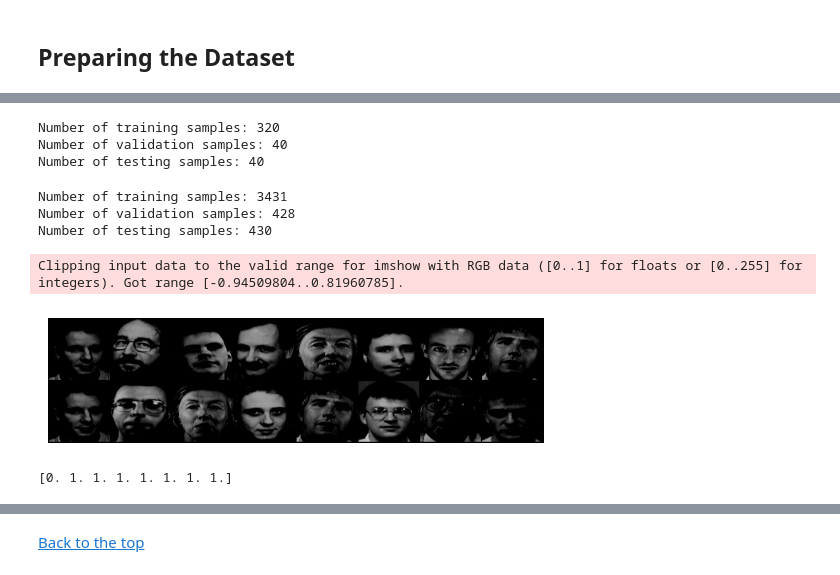
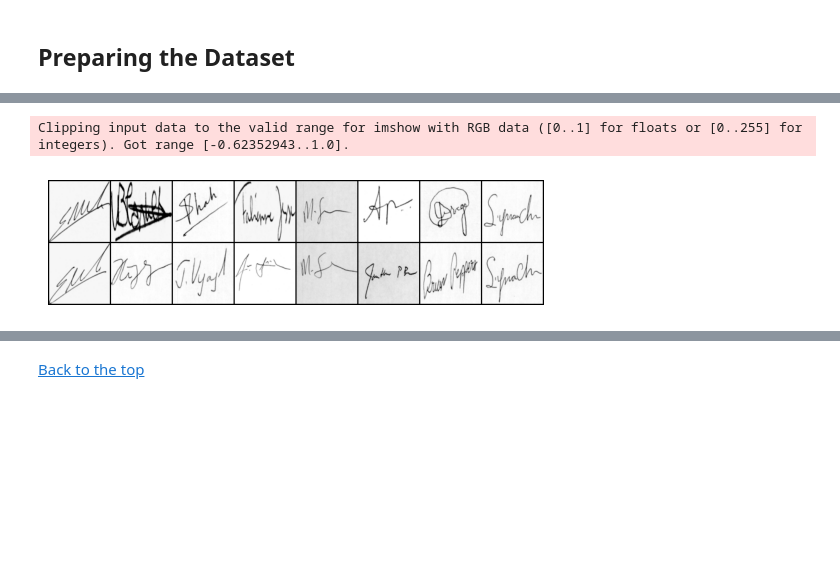
Before and after one commit to Schmiddi3110/DeepVisionProject, a Jupyter notebook: DeepVisionProject.ipynb, the cells around one changed output, grey strips where cells are left out. Saved outputs shown, nothing was run; the diff lists cells and outputs as text; code cells hidden in the pictures; blank space fills up the shorter version.

```diff
--- a/DeepVisionProject.ipynb
+++ b/DeepVisionProject.ipynb
@@ -137,0 +156,17 @@ Number of testing samples: 8525
+# %%
+# Define the transformations for train, validation, and test
+train_transform = transforms.Compose([
+    transforms.Resize((100, 100)),
+    transforms.RandomHorizontalFlip(),
+    transforms.RandomRotation(10),
+    transforms.RandomResizedCrop(100, scale=(0.8, 1.0)),
+    transforms.ColorJitter(brightness=0.2, contrast=0.2, saturation=0.2, hue=0.1),
+    transforms.ToTensor(),
+    transforms.Normalize(mean=[0.5], std=[0.5])
+])
+
+valid_test_transform = transforms.Compose([
+    transforms.Resize((100, 100)),
+    transforms.ToTensor(),
+    transforms.Normalize(mean=[0.5], std=[0.5])
+])
@@ -199,63 +235,13 @@ class SiameseDataset(Dataset):
-# %%
-# Define Dataset Folder
-face_folder_dataset = datasets.ImageFolder(root="./data/faces/")
-
-# Split the dataset into train, validation, and test sets
-train_size = int(0.8 * len(face_folder_dataset))
-valid_size = int(0.1 * len(face_folder_dataset))
-test_size = len(face_folder_dataset) - train_size - valid_size
-face_train_dataset, face_valid_dataset, face_test_dataset = torch.utils.data.random_split(face_folder_dataset, [train_size, valid_size, test_size])
-
-# Apply the transformations
-face_train_dataset = SiameseDataset(subset=face_train_dataset, transform=train_transform)
-face_valid_dataset = SiameseDataset(subset=face_valid_dataset, transform=valid_test_transform)
-face_test_dataset = SiameseDataset(subset=face_test_dataset, transform=valid_test_transform)
-
-print(f"Number of training samples: {len(face_train_dataset)}")
-print(f"Number of validation samples: {len(face_valid_dataset)}")
-print(f"Number of testing samples: {len(face_test_dataset)}")
-# %% [output]
-Number of training samples: 320
-Number of validation samples: 40
-Number of testing samples: 40
-# %%
-# Define Dataset Folder
-signature_folder_dataset = datasets.ImageFolder(root="./data/signature/full")
-
-# Split the dataset into train, validation, and test sets
-train_size = int(0.8 * len(signature_folder_dataset))
-valid_size = int(0.1 * len(signature_folder_dataset))
-test_size = len(signature_folder_dataset) - train_size - valid_size
-signature_train_dataset, signature_valid_dataset, signature_test_dataset = torch.utils.data.random_split(signature_folder_dataset, [train_size, valid_size, test_size])
-
-# Apply the transformations
-signature_train_dataset = SiameseDataset(subset=signature_train_dataset, transform=train_transform)
-signature_valid_dataset = SiameseDataset(subset=signature_valid_dataset, transform=valid_test_transform)
-signature_test_dataset = SiameseDataset(subset=signature_test_dataset, transform=valid_test_transform)
-
-print(f"Number of training samples: {len(signature_train_dataset)}")
-print(f"Number of validation samples: {len(signature_valid_dataset)}")
-print(f"Number of testing samples: {len(signature_test_dataset)}")
-# %% [output]
-Number of training samples: 3431
-Number of validation samples: 428
-Number of testing samples: 430
 # %%
-# Create a dataloader just visualization
-vis_dataloader = DataLoader(face_test_dataset,
-                        shuffle=True,
-                        num_workers=2,
-                        batch_size=8)
+# Create a simple dataloader just for simple visualization
+vis_dataloader = DataLoader(signature_test_dataset, shuffle=True, num_workers=2, batch_size=8)
 
 # Extract one batch
 example_batch = next(iter(vis_dataloader))
 
-# If the label is 1, it means that it is not the same person, label is 0, same person in both images
 concatenated = torch.cat((example_batch[0], example_batch[1]),0)
 
 imshow(torchvision.utils.make_grid(concatenated))
-print(example_batch[2].numpy().reshape(-1))
 # %% [output]
-Clipping input data to the valid range for imshow with RGB data ([0..1] for floats or [0..255] for integers). Got range [-0.94509804..0.81960785].
+Clipping input data to the valid range for imshow with RGB data ([0..1] for floats or [0..255] for integers). Got range [-0.62352943..1.0].
-[figure, old version]
+[figure, new version]
-[0. 1. 1. 1. 1. 1. 1. 1.]
```
Also changed, not shown: parts of 28 cells of this notebook, 3 other files.
